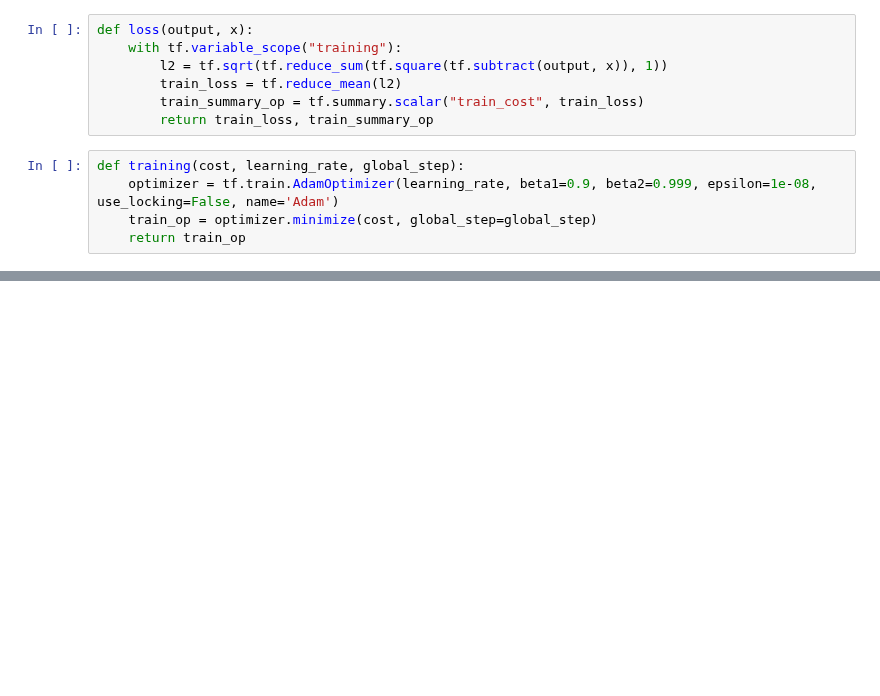
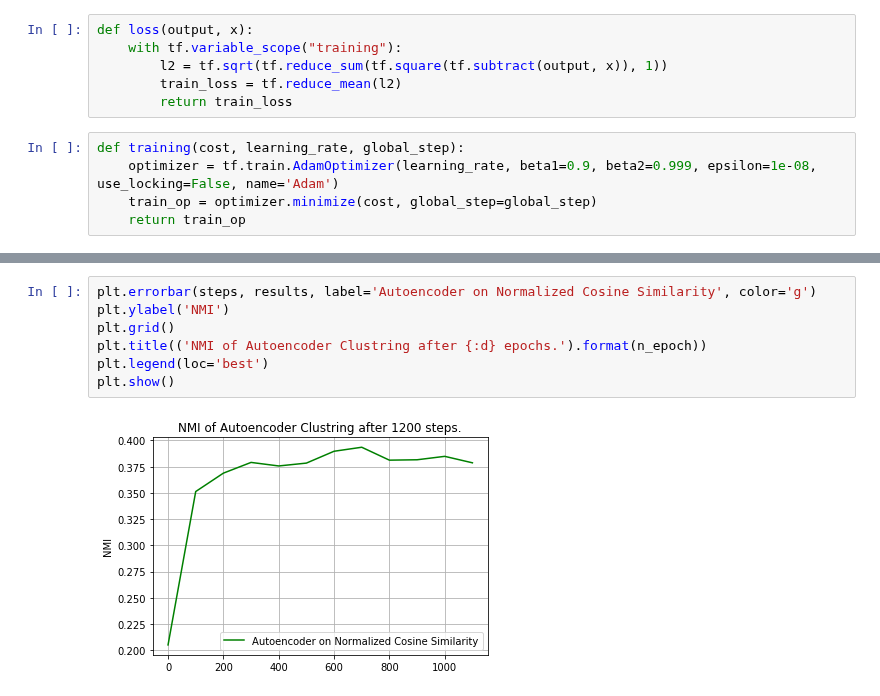
Before and after one commit to saman-nia/Deep-Neural-Networks-for-Clustering, a Jupyter notebook: MNIST/Autoencoder_vs_Spectral_on_MNIST.ipynb, the cells around one changed output, grey strips where cells are left out. Cells and saved outputs as stored; diff of their text form; blank space fills up the shorter version.

```diff
--- a/MNIST/Autoencoder_vs_Spectral_on_MNIST.ipynb
+++ b/MNIST/Autoencoder_vs_Spectral_on_MNIST.ipynb
@@ -123,8 +176,7 @@ def loss(output, x):
     with tf.variable_scope("training"):
         l2 = tf.sqrt(tf.reduce_sum(tf.square(tf.subtract(output, x)), 1))
         train_loss = tf.reduce_mean(l2)
-        train_summary_op = tf.summary.scalar("train_cost", train_loss)
-        return train_loss, train_summary_op
+        return train_loss
 # %%
 def training(cost, learning_rate, global_step):
     optimizer = tf.train.AdamOptimizer(learning_rate, beta1=0.9, beta2=0.999, epsilon=1e-08, use_locking=False, name='Adam')
@@ -215 +282,10 @@ def k_means_(X, n_cluster):
+# %%
+plt.errorbar(steps, results, label='Autoencoder on Normalized Cosine Similarity', color='g')
+plt.ylabel('NMI')
+plt.grid()
+plt.title(('NMI of Autoencoder Clustring after {:d} epochs.').format(n_epoch))
+plt.legend(loc='best')
+plt.show()
+# %% [output]
+[figure, added]
 # %%
```
Also changed, not shown: parts of 22 cells of this notebook.
